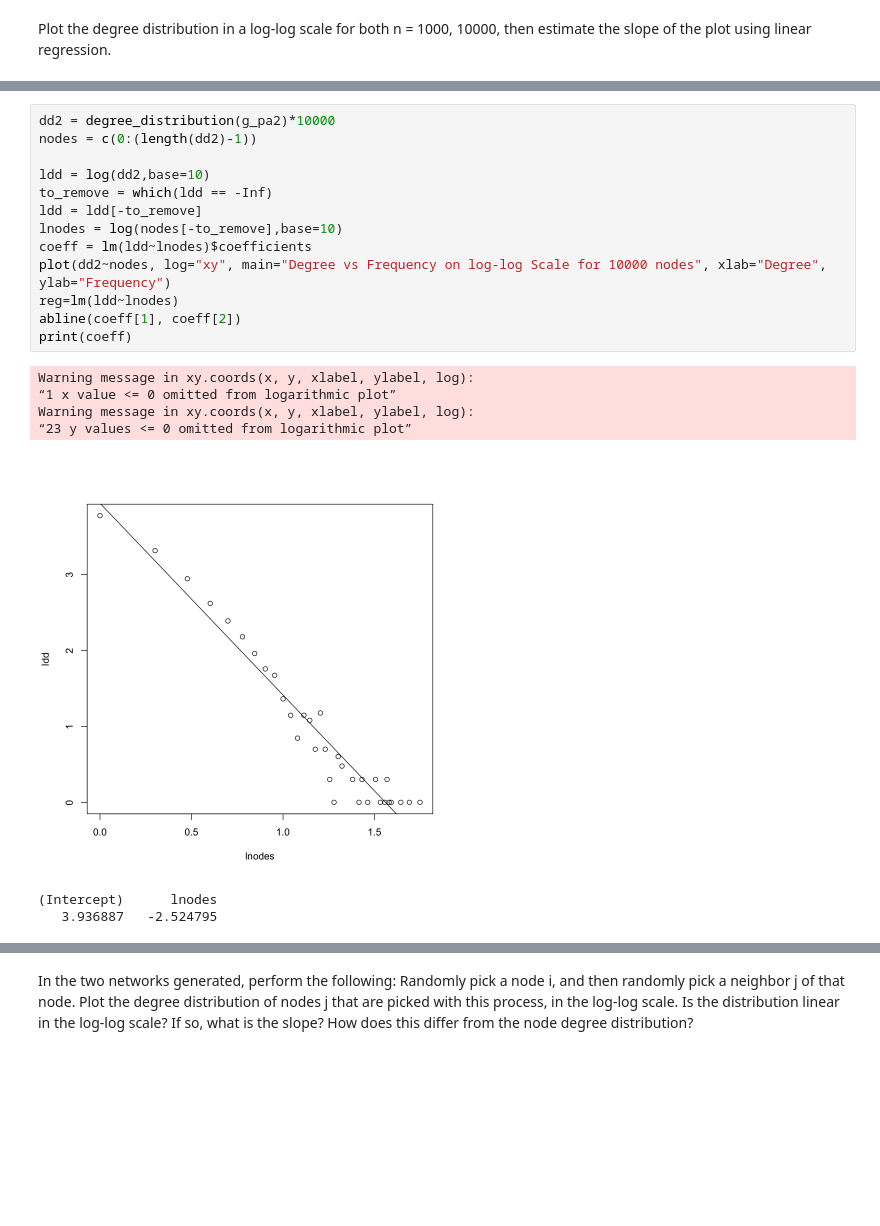
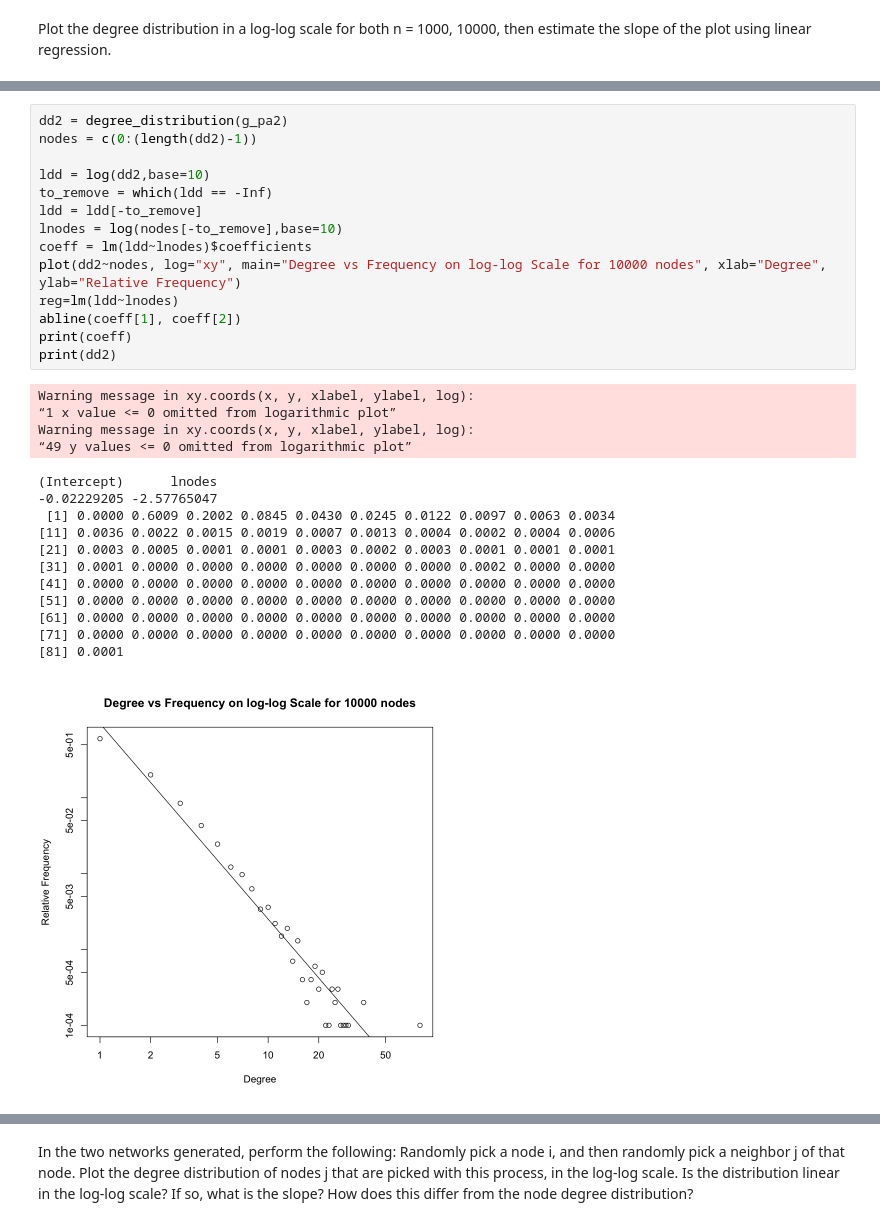
Before and after one commit to ddepe/Random-Graphs-and-Random-Walks, a Jupyter notebook: Project 1 Part 1.ipynb, the cells around one changed output, grey strips where cells are left out. Saved outputs shown, nothing was run; the diff lists cells and outputs as text; blank space fills up the shorter version.

```diff
--- a/Project 1 Part 1.ipynb
+++ b/Project 1 Part 1.ipynb
@@ -309,21 +319,31 @@ Warning message in xy.coords(x, y, xlabel, ylabel, log):
 # %%
-dd2 = degree_distribution(g_pa2)*10000
+dd2 = degree_distribution(g_pa2)
 nodes = c(0:(length(dd2)-1))
 
 ldd = log(dd2,base=10)
 to_remove = which(ldd == -Inf)
 ldd = ldd[-to_remove]
 lnodes = log(nodes[-to_remove],base=10)
 coeff = lm(ldd~lnodes)$coefficients
-plot(dd2~nodes, log="xy", main="Degree vs Frequency on log-log Scale for 10000 nodes", xlab="Degree", ylab="Frequency")
+plot(dd2~nodes, log="xy", main="Degree vs Frequency on log-log Scale for 10000 nodes", xlab="Degree", ylab="Relative Frequency")
 reg=lm(ldd~lnodes)
 abline(coeff[1], coeff[2])
 print(coeff)
+print(dd2)
 # %% [output]
 Warning message in xy.coords(x, y, xlabel, ylabel, log):
 “1 x value <= 0 omitted from logarithmic plot”
 Warning message in xy.coords(x, y, xlabel, ylabel, log):
-“23 y values <= 0 omitted from logarithmic plot”
+“49 y values <= 0 omitted from logarithmic plot”
+(Intercept)      lnodes
+-0.02229205 -2.57765047
+ [1] 0.0000 0.6009 0.2002 0.0845 0.0430 0.0245 0.0122 0.0097 0.0063 0.0034
+[11] 0.0036 0.0022 0.0015 0.0019 0.0007 0.0013 0.0004 0.0002 0.0004 0.0006
+[21] 0.0003 0.0005 0.0001 0.0001 0.0003 0.0002 0.0003 0.0001 0.0001 0.0001
+[31] 0.0001 0.0000 0.0000 0.0000 0.0000 0.0000 0.0000 0.0002 0.0000 0.0000
+[41] 0.0000 0.0000 0.0000 0.0000 0.0000 0.0000 0.0000 0.0000 0.0000 0.0000
+[51] 0.0000 0.0000 0.0000 0.0000 0.0000 0.0000 0.0000 0.0000 0.0000 0.0000
+[61] 0.0000 0.0000 0.0000 0.0000 0.0000 0.0000 0.0000 0.0000 0.0000 0.0000
+[71] 0.0000 0.0000 0.0000 0.0000 0.0000 0.0000 0.0000 0.0000 0.0000 0.0000
+[81] 0.0001
-[figure, old version]
+[figure, new version]
-(Intercept)      lnodes
-   3.936887   -2.524795
```
Also changed, not shown: parts of 21 cells of this notebook.
